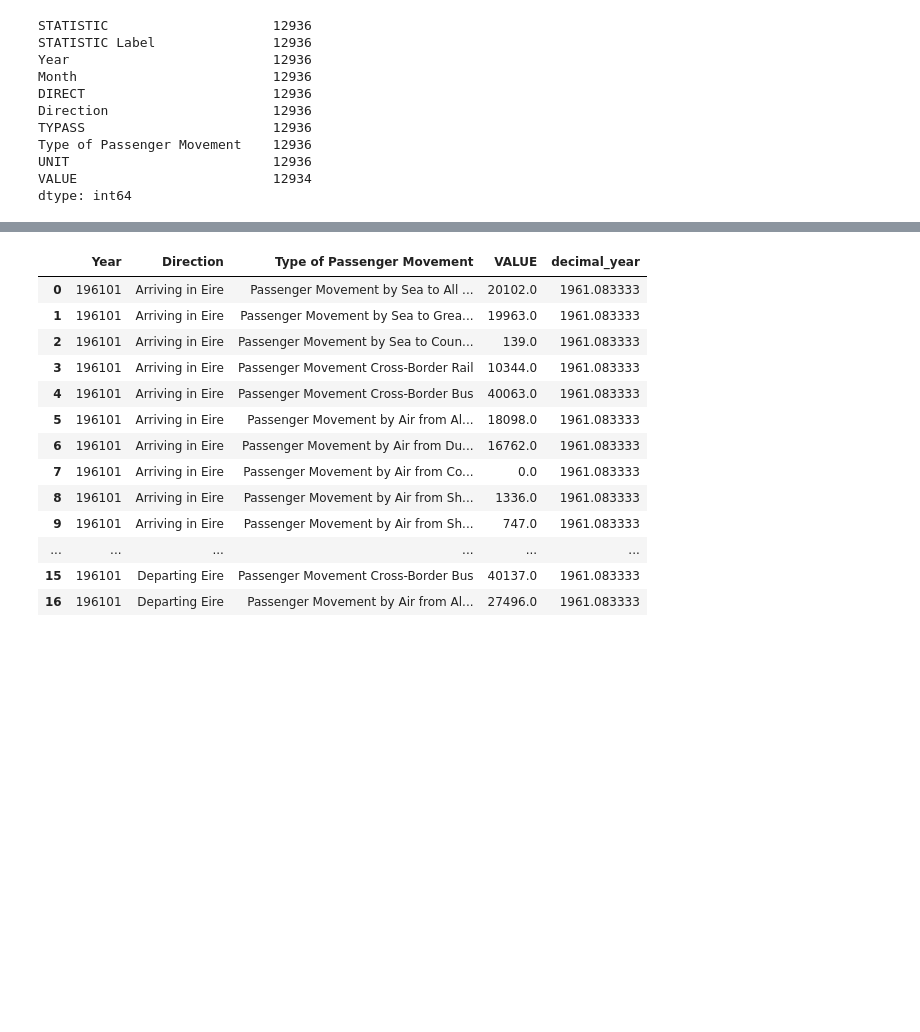
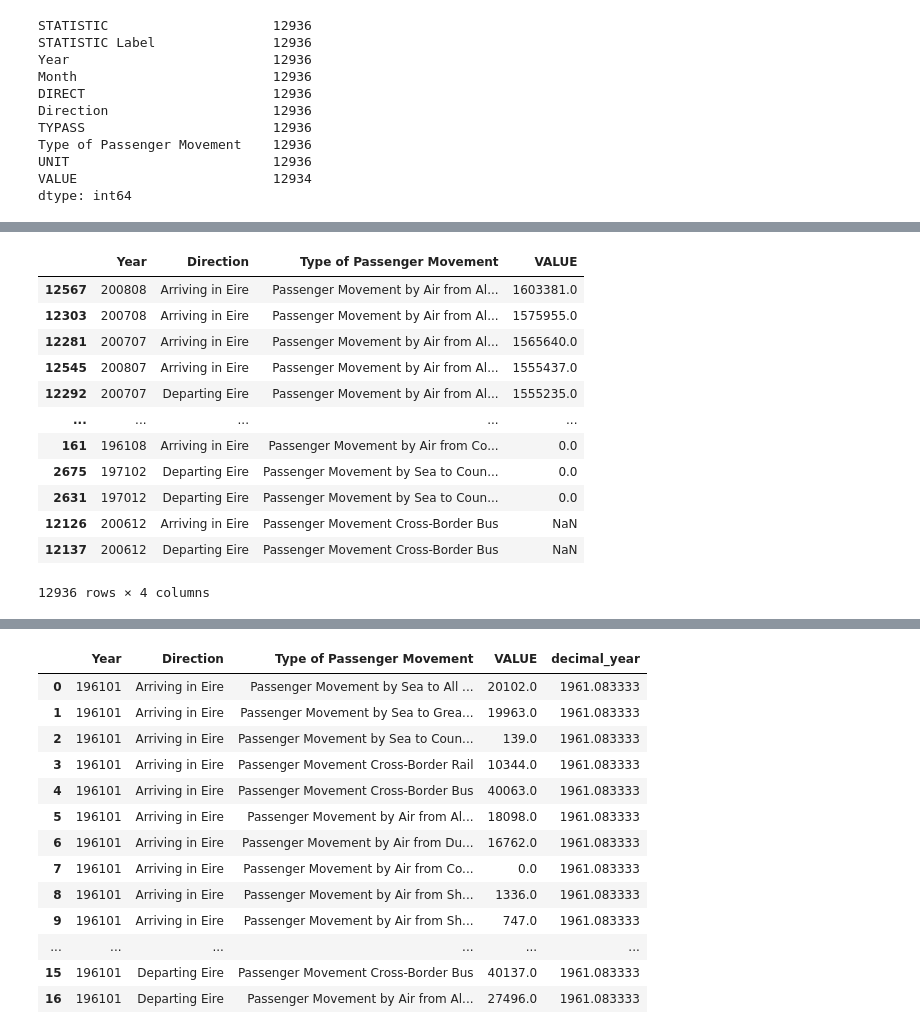
Before and after one commit to CCT-Dublin/ca1-claireobrien00, a Jupyter notebook: Passenger Movement.ipynb, the cells around one changed output, grey strips where cells are left out. Drawn from its saved outputs; the diff is of its cells as text; code cells hidden in the pictures; blank space fills up the shorter version.

```diff
--- a/Passenger Movement.ipynb
+++ b/Passenger Movement.ipynb
@@ -56,3 +80,20 @@ dtype: int64
+# %%
+ascending_passenger_movement_df = passenger_movement_df.sort_values(by='VALUE', ascending=False)
+ascending_passenger_movement_df
+# %% [output]
+|  | Year | Direction | Type of Passenger Movement | VALUE |
+| 12567 | 200808 | Arriving in Eire | Passenger Movement by Air from Al... | 1603381.0 |
+| 12303 | 200708 | Arriving in Eire | Passenger Movement by Air from Al... | 1575955.0 |
+| 12281 | 200707 | Arriving in Eire | Passenger Movement by Air from Al... | 1565640.0 |
+| 12545 | 200807 | Arriving in Eire | Passenger Movement by Air from Al... | 1555437.0 |
+| 12292 | 200707 | Departing Eire | Passenger Movement by Air from Al... | 1555235.0 |
+| ... | ... | ... | ... | ... |
+| 161 | 196108 | Arriving in Eire | Passenger Movement by Air from Co... | 0.0 |
+| 2675 | 197102 | Departing Eire | Passenger Movement by Sea to Coun... | 0.0 |
+| 2631 | 197012 | Departing Eire | Passenger Movement by Sea to Coun... | 0.0 |
+| 12126 | 200612 | Arriving in Eire | Passenger Movement Cross-Border Bus | NaN |
+| 12137 | 200612 | Departing Eire | Passenger Movement Cross-Border Bus | NaN |
+12936 rows × 4 columns
 # %%
 #function to convert imported year to a decimal
 def year_month_to_decimal(year_month):
```
Also changed, not shown: parts of 112 cells of this notebook, 25 other files.
